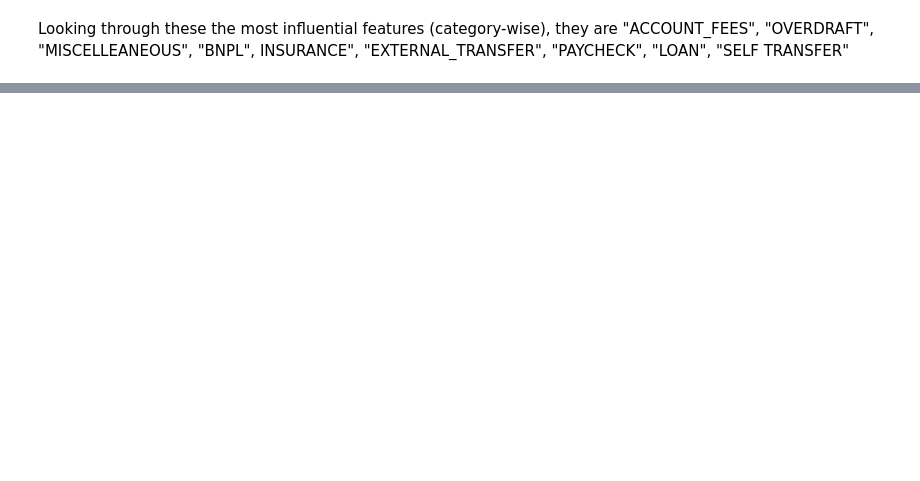
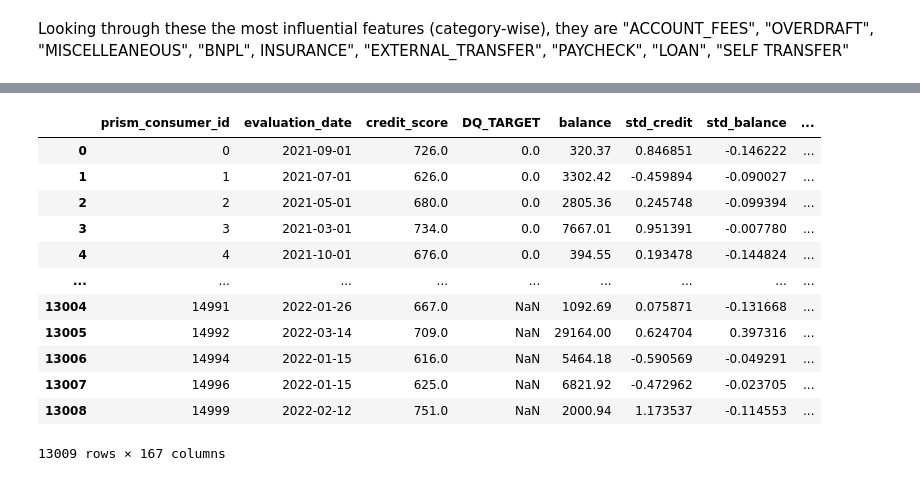
Before and after one commit to hillarychang/dsc180b-capstone-q2, a Jupyter notebook: src/notebooks/kevin_q2_eda.ipynb, the cells around one changed output, grey strips where cells are left out. Saved outputs shown, nothing was run; the diff lists cells and outputs as text; code cells hidden in the pictures; blank space fills up the shorter version.

```diff
--- a/src/notebooks/kevin_q2_eda.ipynb
+++ b/src/notebooks/kevin_q2_eda.ipynb
@@ -631,0 +650,29 @@ Looking through these the most influential features (category-wise), they are "A
+# %%
+df = acct.copy()
+
+# Ensure balance_date is in datetime format
+df["balance_date"] = pd.to_datetime(df["balance_date"])
+
+# One-hot encode account_type
+one_hot = pd.get_dummies(df["account_type"], prefix="account_type")
+one_hot_aggregated = (
+    pd.concat([df[["prism_consumer_id"]], one_hot], axis=1)
+    .groupby("prism_consumer_id")
+    .sum()
+)
+consumer_features = consumer_features.merge(one_hot_aggregated, on="prism_consumer_id")
+consumer_features
+# %% [output]
+|  | prism_consumer_id | evaluation_date | credit_score | DQ_TARGET | balance | std_credit | std_balance | ... |
+| 0 | 0 | 2021-09-01 | 726.0 | 0.0 | 320.37 | 0.846851 | -0.146222 | ... |
+| 1 | 1 | 2021-07-01 | 626.0 | 0.0 | 3302.42 | -0.459894 | -0.090027 | ... |
+| 2 | 2 | 2021-05-01 | 680.0 | 0.0 | 2805.36 | 0.245748 | -0.099394 | ... |
+| 3 | 3 | 2021-03-01 | 734.0 | 0.0 | 7667.01 | 0.951391 | -0.007780 | ... |
+| 4 | 4 | 2021-10-01 | 676.0 | 0.0 | 394.55 | 0.193478 | -0.144824 | ... |
+| ... | ... | ... | ... | ... | ... | ... | ... | ... |
+| 13004 | 14991 | 2022-01-26 | 667.0 | NaN | 1092.69 | 0.075871 | -0.131668 | ... |
+| 13005 | 14992 | 2022-03-14 | 709.0 | NaN | 29164.00 | 0.624704 | 0.397316 | ... |
+| 13006 | 14994 | 2022-01-15 | 616.0 | NaN | 5464.18 | -0.590569 | -0.049291 | ... |
+| 13007 | 14996 | 2022-01-15 | 625.0 | NaN | 6821.92 | -0.472962 | -0.023705 | ... |
+| 13008 | 14999 | 2022-02-12 | 751.0 | NaN | 2000.94 | 1.173537 | -0.114553 | ... |
+13009 rows × 167 columns
```
Also changed, not shown: parts of 6 cells of this notebook, 1 other file.
